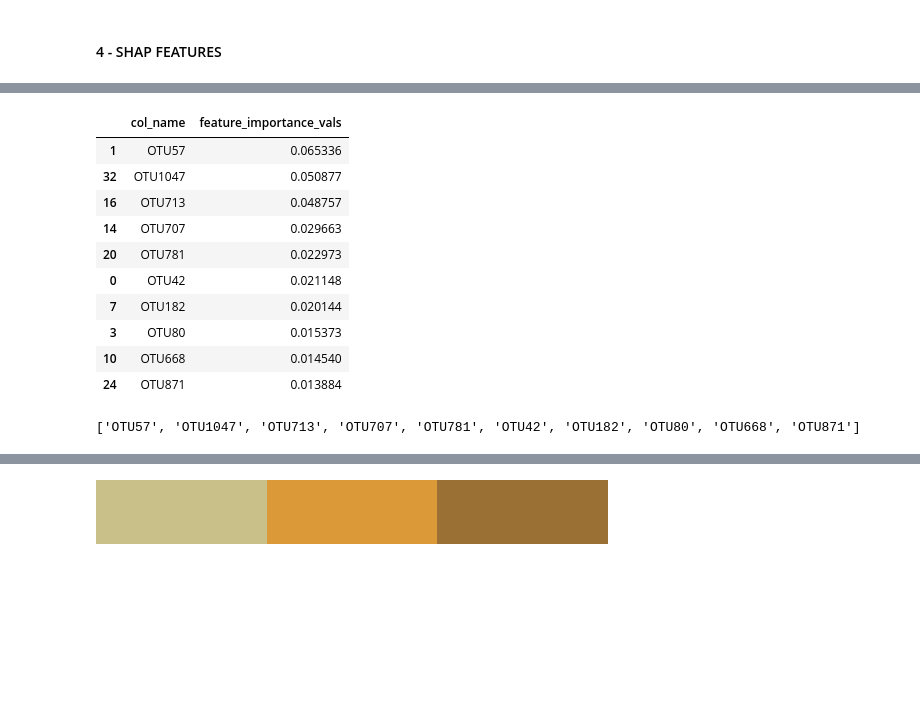
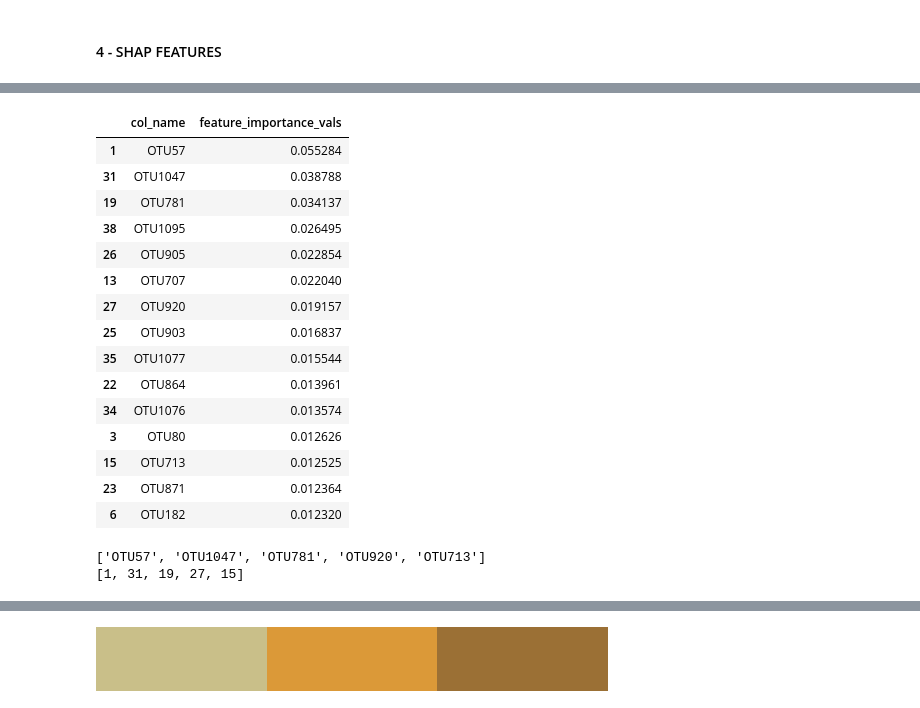
Before and after one commit to santule/microbe-ind, a Jupyter notebook: notebooks/nitrate_classifier_newnames.ipynb, the cells around one changed output, grey strips where cells are left out. Cells and saved outputs as stored; diff of their text form; code cells hidden in the pictures; blank space fills up the shorter version.

```diff
--- a/notebooks/nitrate_classifier_newnames.ipynb
+++ b/notebooks/nitrate_classifier_newnames.ipynb
@@ -286,25 +285,32 @@ shap_values[0].shape
 # %%
 # SHAP FEATUREE IMPORTANCE ACROSS CLASSES FOR ALL EXAMPLES and FILTER TOP 10 for later plots
 vals= np.abs(shap_values).mean(0).mean(0) # mean across class , mean across all instances. left with only features
 feature_importance = pd.DataFrame(list(zip(boruta_features,vals)),columns=['col_name','feature_importance_vals'])
 feature_importance.sort_values(by=['feature_importance_vals'],ascending=False,inplace=True)
-display(feature_importance.head(10))
-shap_top_10_feature_names = list(feature_importance['col_name'])[0:10]
-print(shap_top_10_feature_names)
-feature_idx = [boruta_features.index(f) for f in shap_top_10_feature_names]
+display(feature_importance.head(15))
+shap_relevant_feature_names =  ['OTU57','OTU1047','OTU781','OTU920','OTU713']
+print(shap_relevant_feature_names)
+feature_idx = [boruta_features.index(f) for f in shap_relevant_feature_names]
+print(feature_idx)
 # %% [output]
 |  | col_name | feature_importance_vals |
-| 1 | OTU57 | 0.065336 |
-| 32 | OTU1047 | 0.050877 |
-| 16 | OTU713 | 0.048757 |
-| 14 | OTU707 | 0.029663 |
-| 20 | OTU781 | 0.022973 |
-| 0 | OTU42 | 0.021148 |
-| 7 | OTU182 | 0.020144 |
-| 3 | OTU80 | 0.015373 |
-| 10 | OTU668 | 0.014540 |
-| 24 | OTU871 | 0.013884 |
+| 1 | OTU57 | 0.055284 |
+| 31 | OTU1047 | 0.038788 |
+| 19 | OTU781 | 0.034137 |
+| 38 | OTU1095 | 0.026495 |
+| 26 | OTU905 | 0.022854 |
+| 13 | OTU707 | 0.022040 |
+| 27 | OTU920 | 0.019157 |
+| 25 | OTU903 | 0.016837 |
+| 35 | OTU1077 | 0.015544 |
+| 22 | OTU864 | 0.013961 |
+| 34 | OTU1076 | 0.013574 |
+| 3 | OTU80 | 0.012626 |
+| 15 | OTU713 | 0.012525 |
+| 23 | OTU871 | 0.012364 |
+| 6 | OTU182 | 0.012320 |
-['OTU57', 'OTU1047', 'OTU713', 'OTU707', 'OTU781', 'OTU42', 'OTU182', 'OTU80', 'OTU668', 'OTU871']
+['OTU57', 'OTU1047', 'OTU781', 'OTU920', 'OTU713']
+[1, 31, 19, 27, 15]
 # %%
 # Overall feature importance for all classes for all training instances.
 
```
Also changed, not shown: parts of 18 cells of this notebook.
